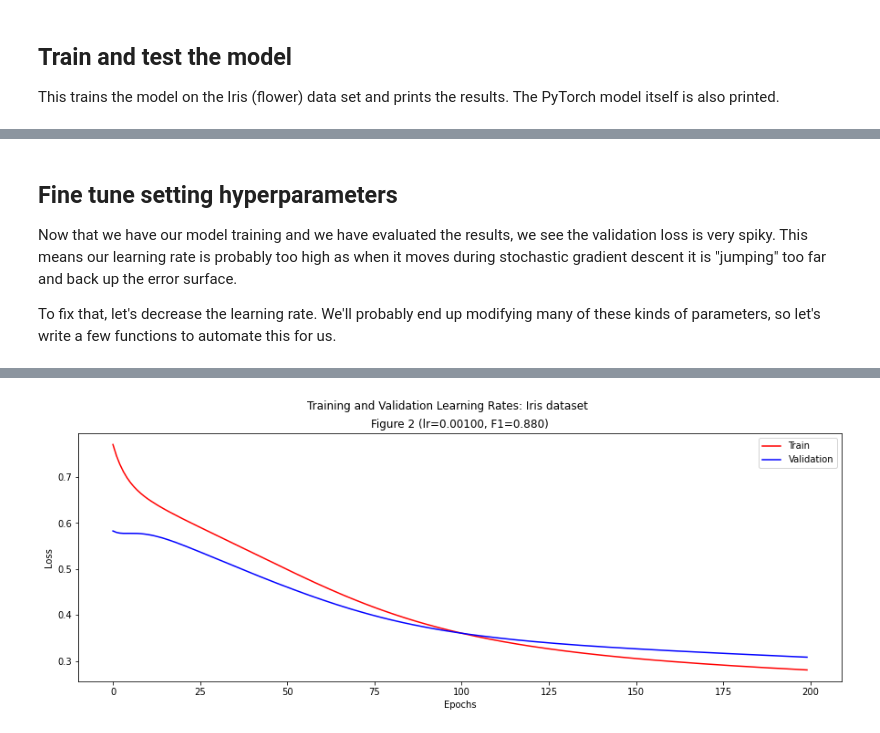
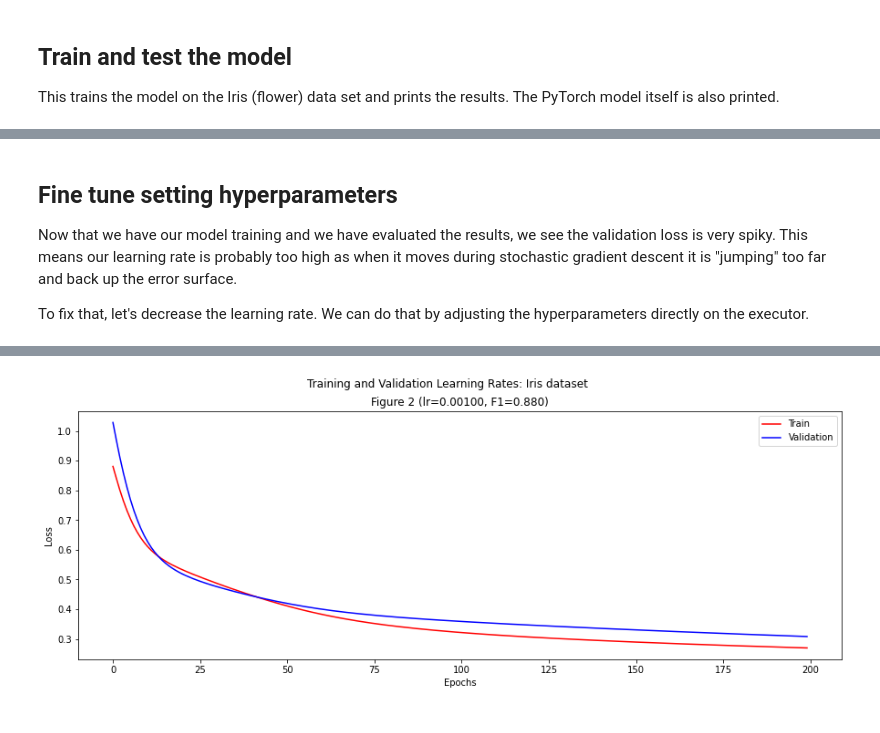
Before and after one commit to plandes/deeplearn, a Jupyter notebook: notebook/Iris.ipynb, the cells around one changed output, grey strips where cells are left out. Cells and saved outputs as stored; diff of their text form; code cells hidden in the pictures.

```diff
--- a/notebook/Iris.ipynb
+++ b/notebook/Iris.ipynb
@@ -117,21 +115,11 @@ Learning rate: 0.5
 
 Now that we have our model training and we have evaluated the results, we see the validation loss is very spiky.  This means our learning rate is probably too high as when it moves during stochastic gradient descent it is "jumping" too far and back up the error surface.
 
-To fix that, let's decrease the learning rate.  We'll probably end up modifying many of these kinds of parameters, so let's write a few functions to automate this for us.
+To fix that, let's decrease the learning rate.  We can do that by adjusting the hyperparameters directly on the executor.
 # %%
-def set_model(name: str, value):
-    # all values in the configuration are string (constraint of configparser), then later parsed to types
-    value = str(value)
-    config.set_option(name=name, value=value, section='model_settings')
-
-def set_net(name: str, value):
-    value = str(value)
-    config.set_option(name=name, value=value, section='net_settings')
-
 def run_model():
-    # clear the previous cached version of the executor in order to create a new one so we pick up the change
-    factory.shared.clear()
-    executor = factory('executor', progress_bar=True)
+    # reset all state from the previous train/test
+    executor.reset()
     # train/test
     executor.train()
     res = executor.test()
@@ -141,8 +129,8 @@ def run_model():
     grapher.plot([res])
 
 # set the number of epochs and learning rate, which are both model parameters
-set_model('epochs', 200)
-set_model('learning_rate', .001)
+executor.set_model_parameter('epochs', 200)
+executor.set_model_parameter('learning_rate', .001)
 
 # run the model with the new
 run_model()
@@ -162,9 +150,9 @@ Learning rate: 0.001
 ... (15 lines left out)
         num outcomes: 25
         epoch convergence: 0
         micro: F1: 0.880, precision: 0.88, recall: 0.88
         macro: F1: 0.864, precision: 0.90, recall: 0.88
-[figure, old version]
+[figure, new version]
 # %% [markdown]
 ## Network parameters
 
```
Also changed, not shown: parts of 6 cells of this notebook.
